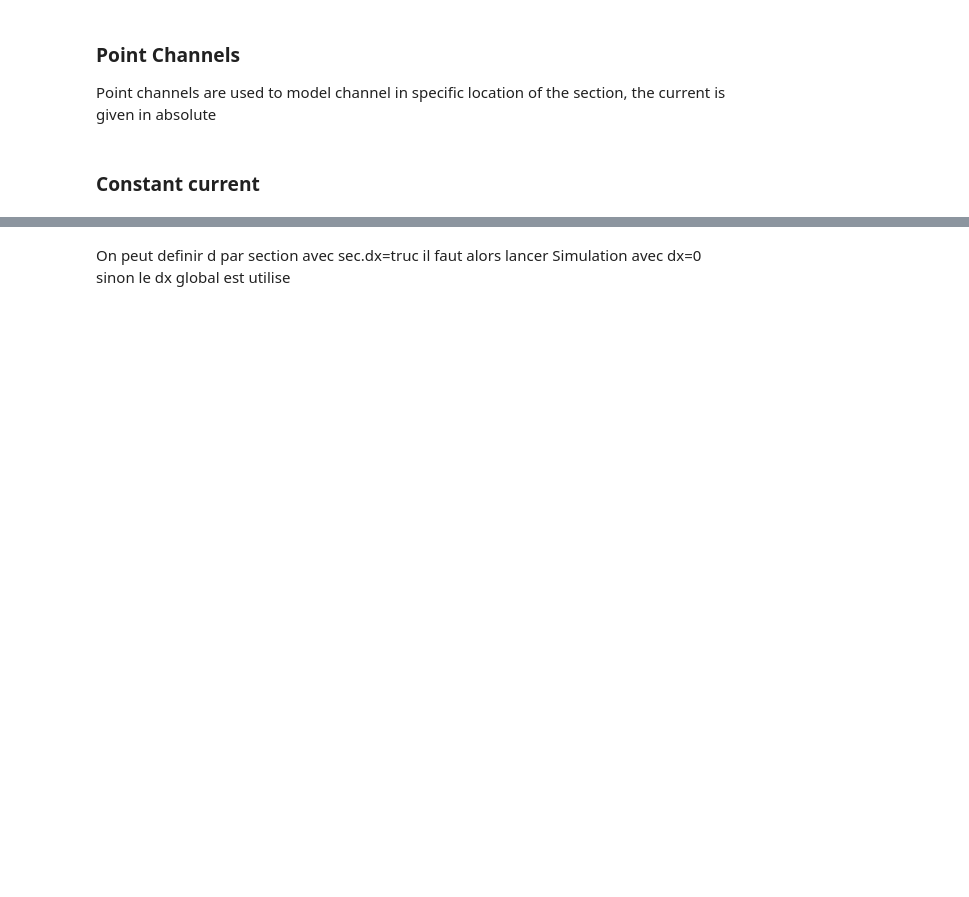
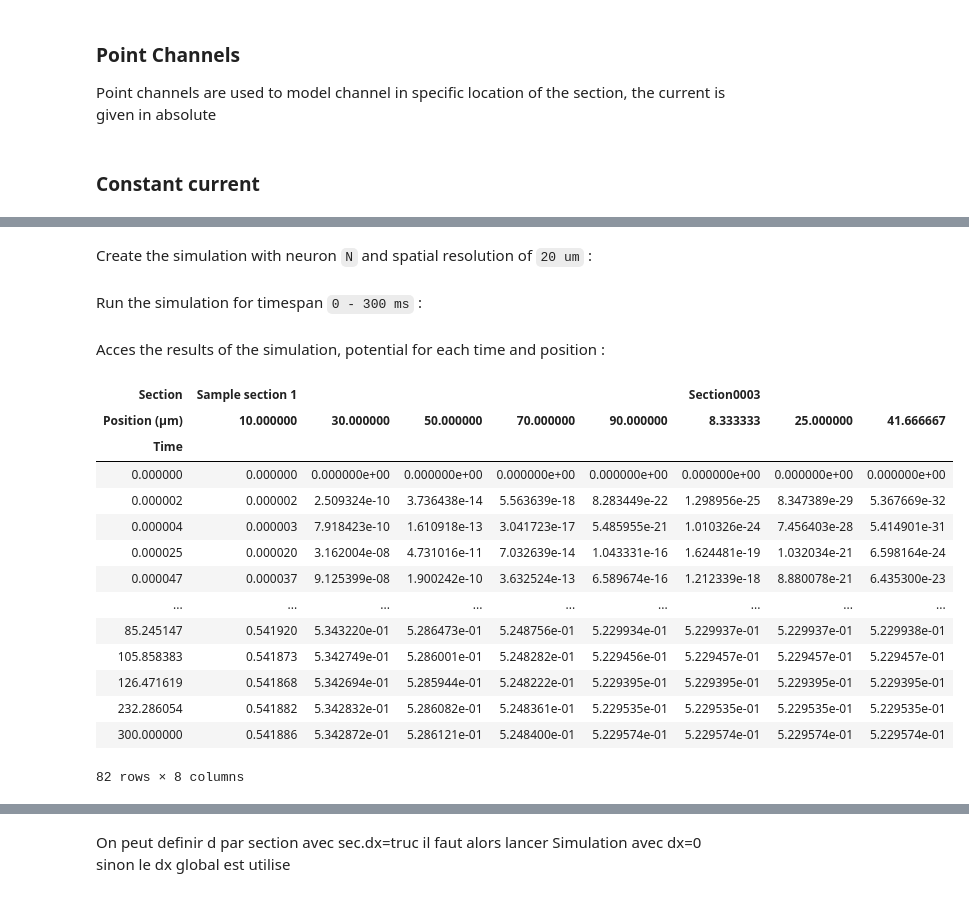
Before and after one commit to ngltr/sinaps, a Jupyter notebook: docs/user_guide.ipynb, the cells around one changed output, grey strips where cells are left out. Cells and saved outputs as stored; diff of their text form; code cells hidden in the pictures; blank space fills up the shorter version.

```diff
--- a/docs/user_guide.ipynb
+++ b/docs/user_guide.ipynb
@@ -38,0 +152,2 @@ sec1
+# %%
+sec1 = sn.Section(L=50,a=2)
@@ -38,0 +167,2 @@ sec1
+# %%
+sec1.R_l=100
@@ -75,3 +242,4 @@ sec0
 N=sn.Neuron()
 # %%
 N.add_section(sec0,0,1)
+N.add_section(sec1,1,2)
@@ -81,0 +290,2 @@ N[0]
+# %%
+N['Sample section'].a=1
@@ -85,0 +308,2 @@ N
+# %% [markdown]
+Create the simulation with neuron `N` and spatial resolution of `20 um` :
@@ -85,0 +312,2 @@ N
+# %% [markdown]
+Run the simulation for timespan `0 - 300 ms` :
@@ -85,0 +316,20 @@ N
+# %% [markdown]
+Acces the results of the simulation, potential for each time and position :
+# %%
+sim.V
+# %% [output]
+| Section | Sample section 1 |  |  |  |  | Section0003 |  |  |
+| Position (μm) | 10.000000 | 30.000000 | 50.000000 | 70.000000 | 90.000000 | 8.333333 | 25.000000 | 41.666667 |
+| Time |  |  |  |  |  |  |  |  |
+| 0.000000 | 0.000000 | 0.000000e+00 | 0.000000e+00 | 0.000000e+00 | 0.000000e+00 | 0.000000e+00 | 0.000000e+00 | 0.000000e+00 |
+| 0.000002 | 0.000002 | 2.509324e-10 | 3.736438e-14 | 5.563639e-18 | 8.283449e-22 | 1.298956e-25 | 8.347389e-29 | 5.367669e-32 |
+| 0.000004 | 0.000003 | 7.918423e-10 | 1.610918e-13 | 3.041723e-17 | 5.485955e-21 | 1.010326e-24 | 7.456403e-28 | 5.414901e-31 |
+| 0.000025 | 0.000020 | 3.162004e-08 | 4.731016e-11 | 7.032639e-14 | 1.043331e-16 | 1.624481e-19 | 1.032034e-21 | 6.598164e-24 |
+| 0.000047 | 0.000037 | 9.125399e-08 | 1.900242e-10 | 3.632524e-13 | 6.589674e-16 | 1.212339e-18 | 8.880078e-21 | 6.435300e-23 |
+| ... | ... | ... | ... | ... | ... | ... | ... | ... |
+| 85.245147 | 0.541920 | 5.343220e-01 | 5.286473e-01 | 5.248756e-01 | 5.229934e-01 | 5.229937e-01 | 5.229937e-01 | 5.229938e-01 |
+| 105.858383 | 0.541873 | 5.342749e-01 | 5.286001e-01 | 5.248282e-01 | 5.229456e-01 | 5.229457e-01 | 5.229457e-01 | 5.229457e-01 |
+| 126.471619 | 0.541868 | 5.342694e-01 | 5.285944e-01 | 5.248222e-01 | 5.229395e-01 | 5.229395e-01 | 5.229395e-01 | 5.229395e-01 |
+| 232.286054 | 0.541882 | 5.342832e-01 | 5.286082e-01 | 5.248361e-01 | 5.229535e-01 | 5.229535e-01 | 5.229535e-01 | 5.229535e-01 |
+| 300.000000 | 0.541886 | 5.342872e-01 | 5.286121e-01 | 5.248400e-01 | 5.229574e-01 | 5.229574e-01 | 5.229574e-01 | 5.229574e-01 |
+82 rows × 8 columns
```
Also changed, not shown: parts of 65 cells of this notebook, 7 other files.
